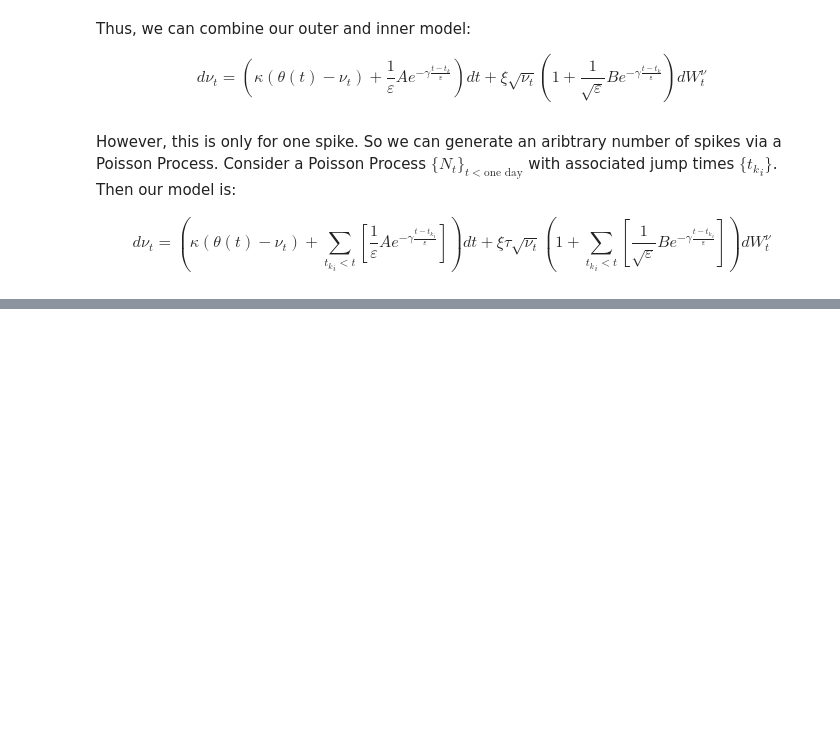
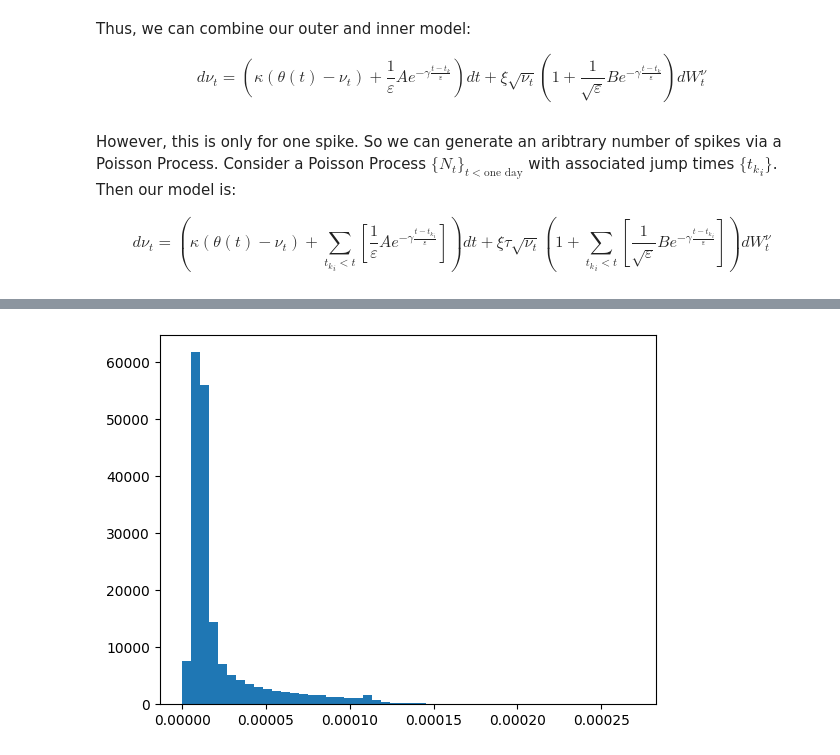
Before and after one commit to thomaskf99/m86, a Jupyter notebook: boundary_layer.ipynb, the cells around one changed output, grey strips where cells are left out. Cells and saved outputs as stored; diff of their text form; code cells hidden in the pictures; blank space fills up the shorter version.

```diff
--- a/boundary_layer.ipynb
+++ b/boundary_layer.ipynb
@@ -134,0 +196,5 @@ plt.scatter(t ,S, s=.5)
+# %%
+plt.hist(final_var, density = True, bins = 50)
+plt.show()
+# %% [output]
+[figure, added]
```
Also changed, not shown: parts of 6 cells of this notebook, 1 other file.
